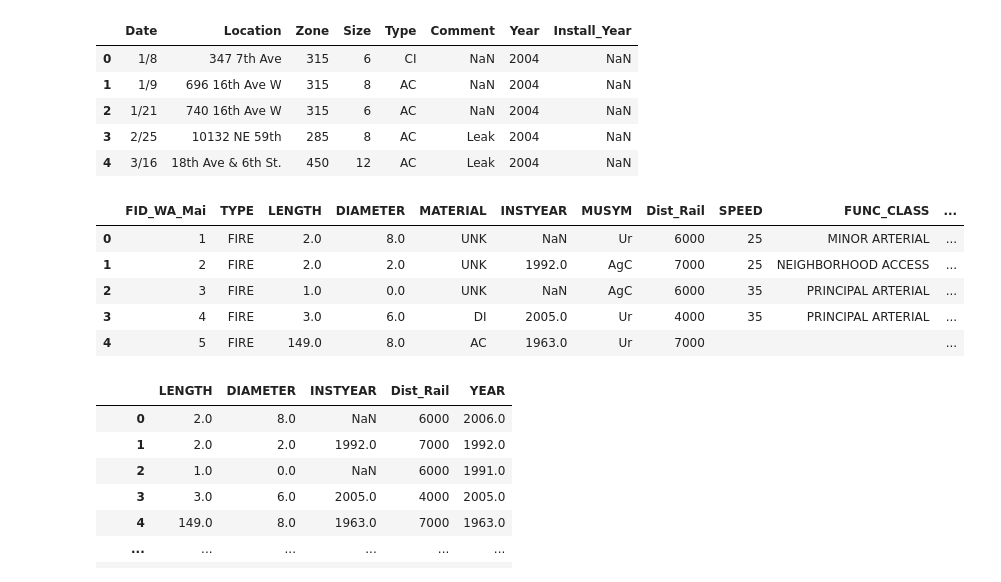
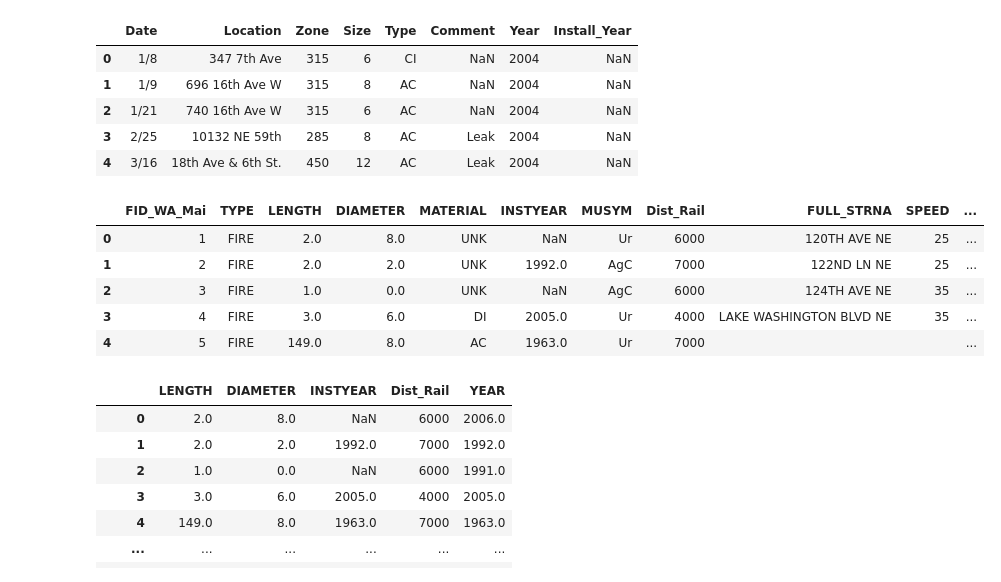
Before and after one commit to yennilee2/Water-Pipe-Project, a Jupyter notebook: first_notebook.ipynb, the cells around one changed output. Drawn from its saved outputs; the diff is of its cells as text; code cells hidden in the pictures.

```diff
--- a/first_notebook.ipynb
+++ b/first_notebook.ipynb
@@ -22,7 +22,7 @@ df.head()
 | 4 | 4 | 5 | FIRE | 149.0 | 8.0 | AC | 1963.0 | Ur | 7000 | 6.0 | ... |
 # %%
 # EXTRACTING FEATURES
-features = ['FID_WA_Mai', 'TYPE', 'LENGTH', 'DIAMETER', 'MATERIAL', 'INSTYEAR', 'MUSYM', 'Dist_Rail', 'SLP_CLASS', 'SPEED', 'FUNC_CLASS']
+features = ['FID_WA_Mai', 'TYPE', 'LENGTH', 'DIAMETER', 'MATERIAL', 'INSTYEAR', 'MUSYM', 'Dist_Rail', 'SLP_CLASS', 'FULL_STRNA','SPEED', 'FUNC_CLASS']
 pipes = df[features]
 pipes.head()
 # %% [output]
@@ -64,14 +64,14 @@ def group_by_id(df):
 
     return filtered
 # %%
-pipes = group_by_id(pipes)
-pipes.head()
+filtered = group_by_id(pipes)
+filtered.head()
 # %% [output]
-|  | FID_WA_Mai | TYPE | LENGTH | DIAMETER | MATERIAL | INSTYEAR | MUSYM | Dist_Rail | SPEED | FUNC_CLASS | ... |
-| 0 | 1 | FIRE | 2.0 | 8.0 | UNK | NaN | Ur | 6000 | 25 | MINOR ARTERIAL | ... |
-| 1 | 2 | FIRE | 2.0 | 2.0 | UNK | 1992.0 | AgC | 7000 | 25 | NEIGHBORHOOD ACCESS | ... |
-| 2 | 3 | FIRE | 1.0 | 0.0 | UNK | NaN | AgC | 6000 | 35 | PRINCIPAL ARTERIAL | ... |
-| 3 | 4 | FIRE | 3.0 | 6.0 | DI | 2005.0 | Ur | 4000 | 35 | PRINCIPAL ARTERIAL | ... |
+|  | FID_WA_Mai | TYPE | LENGTH | DIAMETER | MATERIAL | INSTYEAR | MUSYM | Dist_Rail | FULL_STRNA | SPEED | ... |
+| 0 | 1 | FIRE | 2.0 | 8.0 | UNK | NaN | Ur | 6000 | 120TH AVE NE | 25 | ... |
+| 1 | 2 | FIRE | 2.0 | 2.0 | UNK | 1992.0 | AgC | 7000 | 122ND LN NE | 25 | ... |
+| 2 | 3 | FIRE | 1.0 | 0.0 | UNK | NaN | AgC | 6000 | 124TH AVE NE | 35 | ... |
+| 3 | 4 | FIRE | 3.0 | 6.0 | DI | 2005.0 | Ur | 4000 | LAKE WASHINGTON BLVD NE | 35 | ... |
 | 4 | 5 | FIRE | 149.0 | 8.0 | AC | 1963.0 | Ur | 7000 |  |  | ... |
 # %%
 impute_feats = ['LENGTH', 'DIAMETER', 'INSTYEAR', 'Dist_Rail']
```
Also changed, not shown: parts of 9 cells of this notebook.
